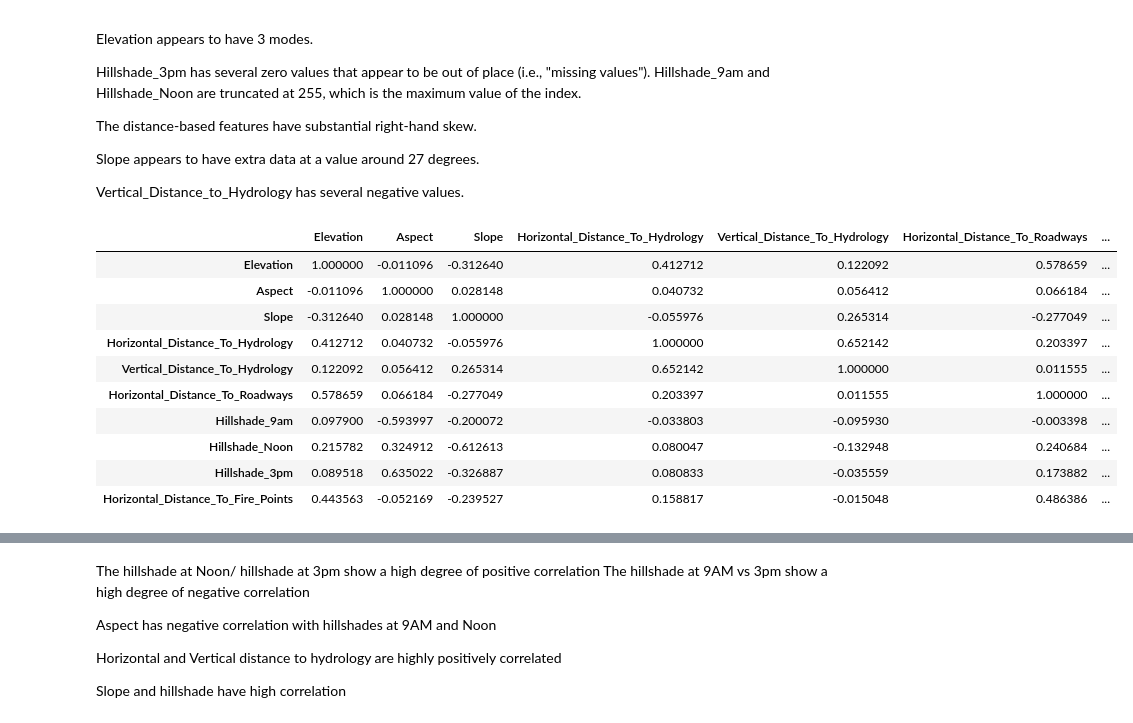
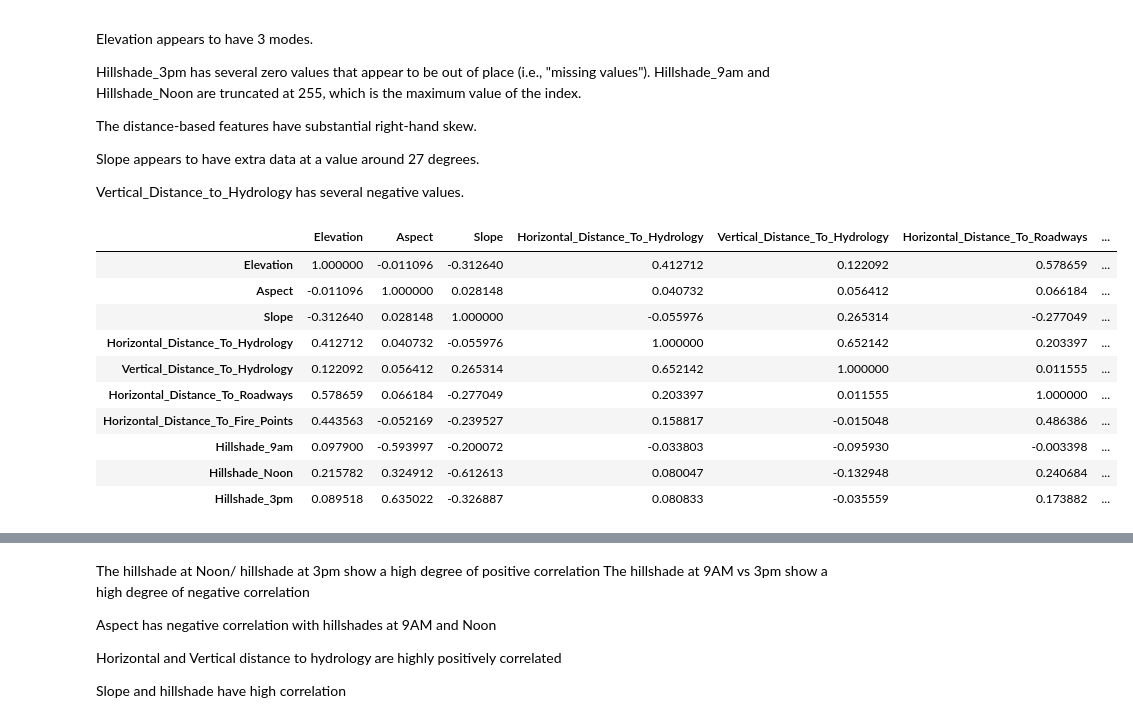
Before and after one commit to tiffapedia/w207-final, a Jupyter notebook: DivyaGorantla_RamIyer_TiffanyJaya_SteveSanders.ipynb, the cells around one changed output, grey strips where cells are left out. Cells and saved outputs as stored; diff of their text form; code cells hidden in the pictures.

```diff
--- a/DivyaGorantla_RamIyer_TiffanyJaya_SteveSanders.ipynb
+++ b/DivyaGorantla_RamIyer_TiffanyJaya_SteveSanders.ipynb
@@ -205,5 +206,6 @@ soil_descriptions = ['Rock outcrop complex, extremely stony',
                      'Cryorthents - Leighcan family complex, extremely stony',
                      'Cryorthents - Rock land complex, extremely stony'
                     ]
+continuous_vars = ['Elevation', 'Aspect', 'Slope', 'Horizontal_Distance_To_Hydrology', 'Vertical_Distance_To_Hydrology', 'Horizontal_Distance_To_Roadways', 'Horizontal_Distance_To_Fire_Points', 'Hillshade_9am', 'Hillshade_Noon', 'Hillshade_3pm']
 # %% [markdown]
 <a id='identify-the-train-labels'/>
@@ -549,19 +556,19 @@ Slope appears to have extra data at a value around 27 degrees.
 
 Vertical_Distance_to_Hydrology has several negative values.
 # %%
-train[continuous_var].corr()
+train[continuous_vars].corr()
 # %% [output]
 |  | Elevation | Aspect | Slope | Horizontal_Distance_To_Hydrology | Vertical_Distance_To_Hydrology | Horizontal_Distance_To_Roadways | ... |
 | Elevation | 1.000000 | -0.011096 | -0.312640 | 0.412712 | 0.122092 | 0.578659 | ... |
 | Aspect | -0.011096 | 1.000000 | 0.028148 | 0.040732 | 0.056412 | 0.066184 | ... |
 | Slope | -0.312640 | 0.028148 | 1.000000 | -0.055976 | 0.265314 | -0.277049 | ... |
 | Horizontal_Distance_To_Hydrology | 0.412712 | 0.040732 | -0.055976 | 1.000000 | 0.652142 | 0.203397 | ... |
 | Vertical_Distance_To_Hydrology | 0.122092 | 0.056412 | 0.265314 | 0.652142 | 1.000000 | 0.011555 | ... |
 | Horizontal_Distance_To_Roadways | 0.578659 | 0.066184 | -0.277049 | 0.203397 | 0.011555 | 1.000000 | ... |
+| Horizontal_Distance_To_Fire_Points | 0.443563 | -0.052169 | -0.239527 | 0.158817 | -0.015048 | 0.486386 | ... |
 | Hillshade_9am | 0.097900 | -0.593997 | -0.200072 | -0.033803 | -0.095930 | -0.003398 | ... |
 | Hillshade_Noon | 0.215782 | 0.324912 | -0.612613 | 0.080047 | -0.132948 | 0.240684 | ... |
 | Hillshade_3pm | 0.089518 | 0.635022 | -0.326887 | 0.080833 | -0.035559 | 0.173882 | ... |
-| Horizontal_Distance_To_Fire_Points | 0.443563 | -0.052169 | -0.239527 | 0.158817 | -0.015048 | 0.486386 | ... |
 # %%
 # plot correlation map of continuous features in train data
 
```
Also changed, not shown: parts of 50 cells of this notebook.
